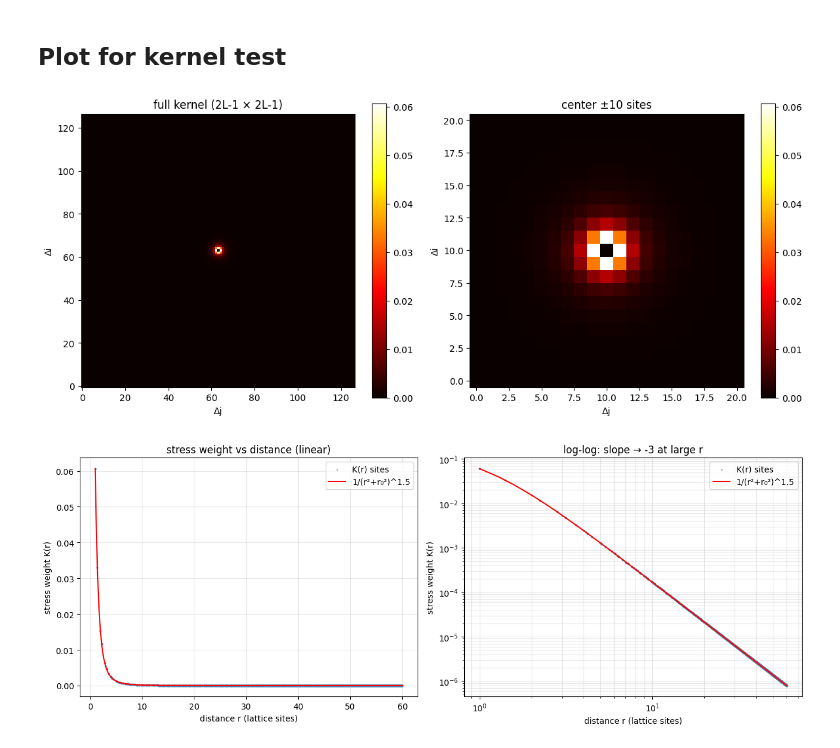
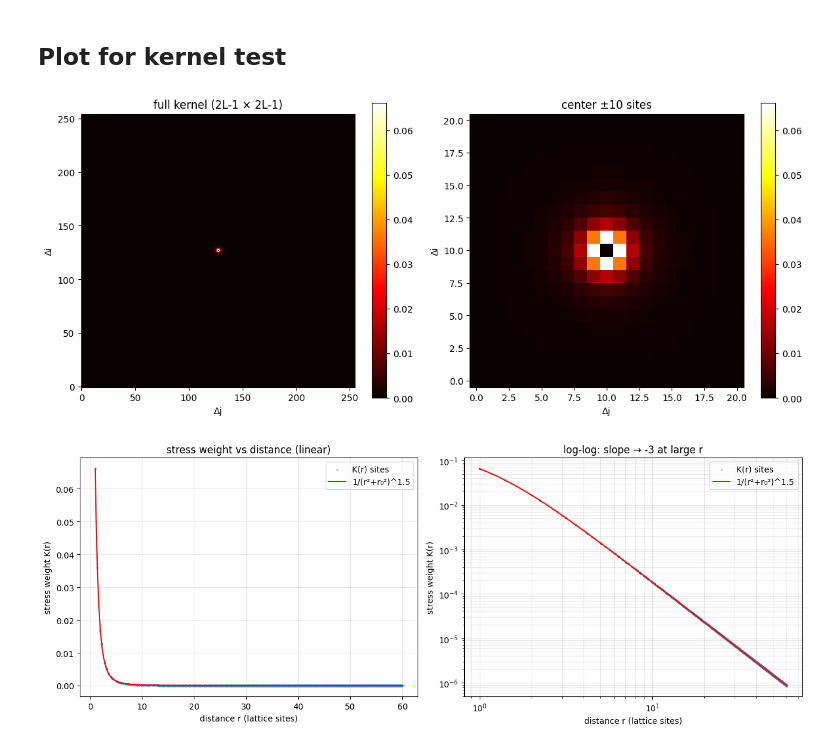
Before and after one commit to ferrofaza/fault-simulation, a Jupyter notebook: notebook/plots.ipynb, the cells around one changed output. Cells and saved outputs as stored; diff of their text form; code cells hidden in the pictures.

```diff
--- a/notebook/plots.ipynb
+++ b/notebook/plots.ipynb
@@ -3,35 +3,35 @@
 # %%
 import numpy as np
 import matplotlib.pyplot as plt
 import sys
 sys.path.insert(0, "..")  # so imports from src/ work from inside analysis/
 
 from src.kernel import build_kernel
 
-L = 64
+L = 128
 r0=1.0
-K = build_kernel(L, r0=r0, epsilon_dissipation=0.1)
+K = build_kernel(L, r0=r0, epsilon_dissipation=0.01)
 
 fig, axes = plt.subplots(1, 2, figsize=(12, 5))
 
 # full kernel footprint
 im0 = axes[0].imshow(K, cmap="hot", origin="lower")
 axes[0].set_title("full kernel (2L-1 × 2L-1)")
 axes[0].set_xlabel("Δj"); axes[0].set_ylabel("Δi")
 plt.colorbar(im0, ax=axes[0])
 
 # zoom into the center (±10 sites) to see the regularization
 c = L - 1  # center index
 w = 10
 im1 = axes[1].imshow(K[c-w:c+w+1, c-w:c+w+1], cmap="hot", origin="lower")
 axes[1].set_title(f"center ±{w} sites")
 axes[1].set_xlabel("Δj"); axes[1].set_ylabel("Δi")
 plt.colorbar(im1, ax=axes[1])
 
 plt.tight_layout()
 plt.show()
 # %% [output]
-[figure, old version]
+[figure, new version]
 # %%
 c = L - 1
 max_r = 60
@@ -76,4 +76,4 @@ axes[1].grid(True, alpha=0.3, which="both")
 plt.tight_layout()
 plt.show()
 # %% [output]
-[figure, old version]
+[figure, new version]
```
Also changed, not shown: parts of 2 cells of this notebook.
